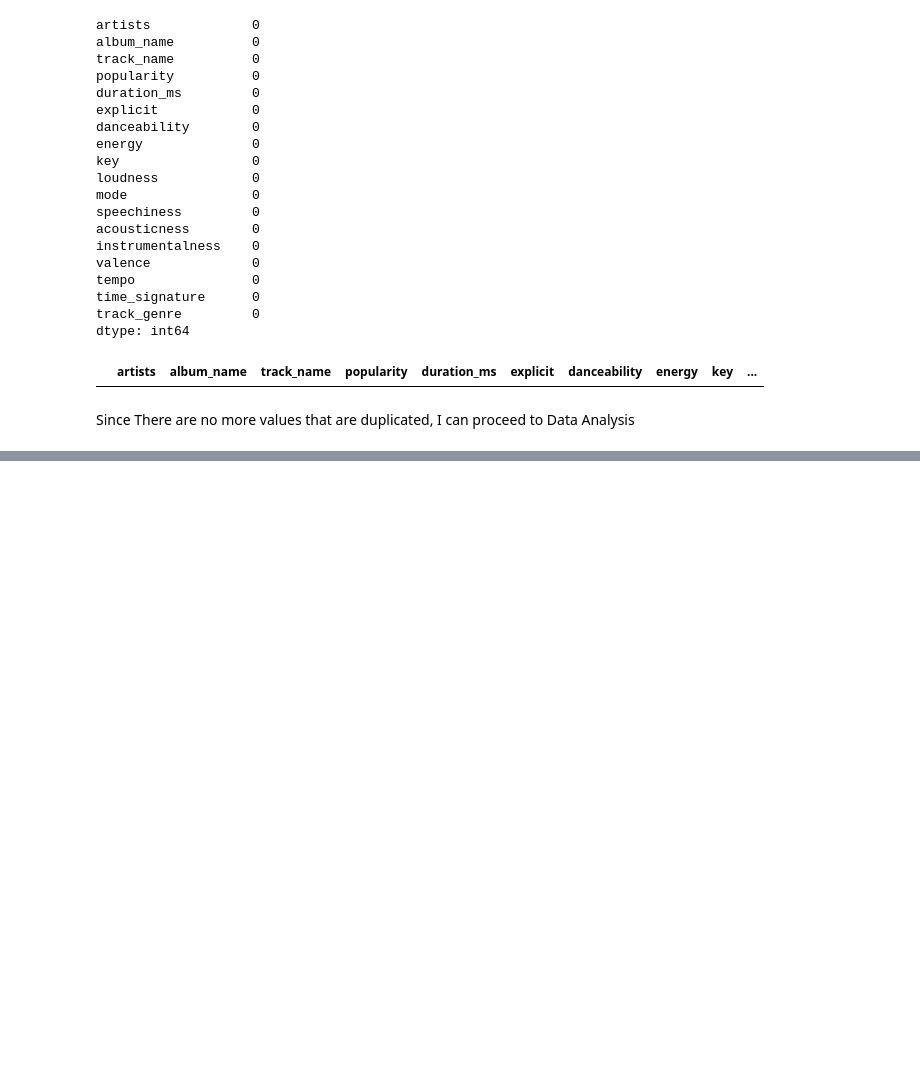
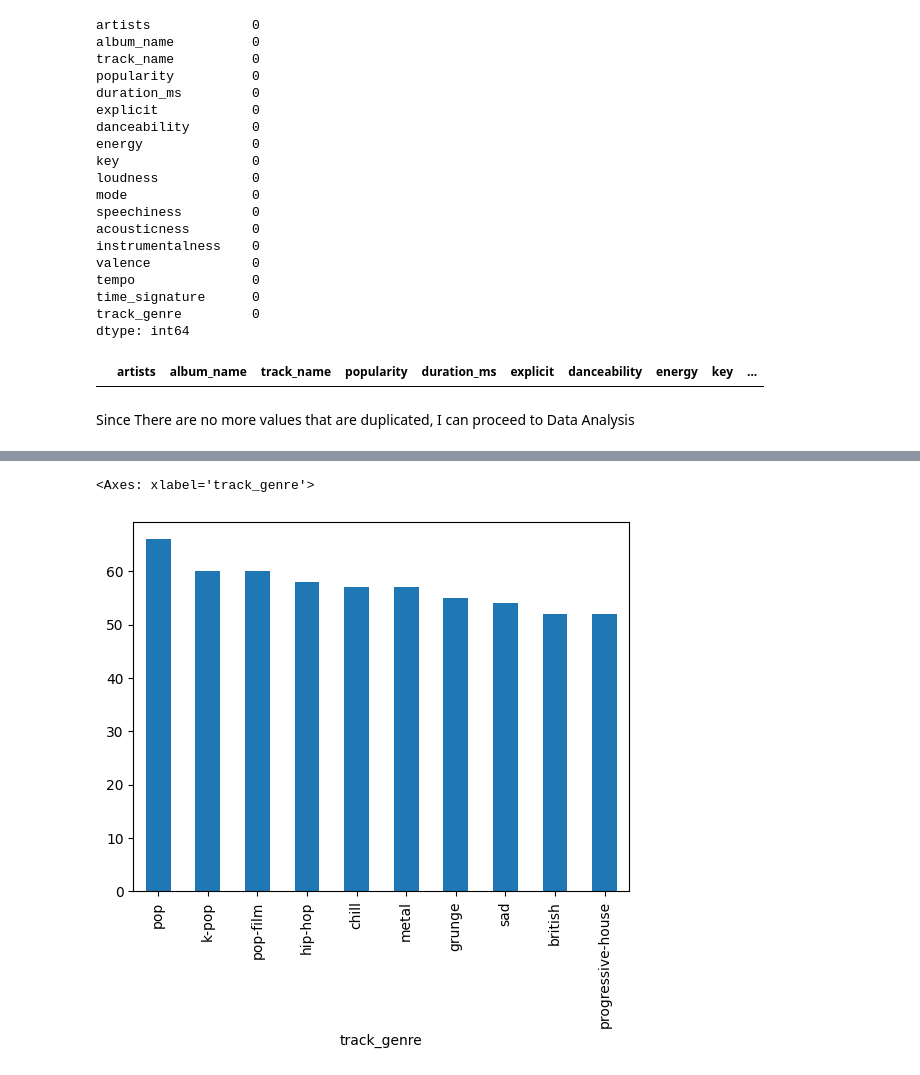
Before and after one commit to schao021/Spotify_Analysis, a Jupyter notebook: spotify_analysis.ipynb, the cells around one changed output, grey strips where cells are left out. Saved outputs shown, nothing was run; the diff lists cells and outputs as text; code cells hidden in the pictures; blank space fills up the shorter version.

Commit message:
Finished top 10 Genre EDA

```diff
--- a/spotify_analysis.ipynb
+++ b/spotify_analysis.ipynb
@@ -146,7 +146,7 @@ track_genre         0
 dtype: int64
 # %%
 duplicates = df[df.duplicated()]
-df_cleaned = df.drop_duplicates()
+df_cleaned = df.drop_duplicates().copy()
 # %%
 df_cleaned_duplicate = df_cleaned[df_cleaned.duplicated()]
 df_cleaned_duplicate
@@ -156,0 +213,4 @@ Since There are no more values that are duplicated, I can proceed to Data Analys
+# %%
+top_10_genre = df_cleaned.groupby('track_genre')['popularity'].median()
+top_10_genre = top_10_genre.sort_values(ascending=False).head(10)
+top_10_genre
@@ -156,0 +230,5 @@ Since There are no more values that are duplicated, I can proceed to Data Analys
+# %%
+top_10_genre.plot(kind='bar')
+# %% [output]
+<Axes: xlabel='track_genre'>
+[figure, added]
```
Also changed, not shown: parts of 9 cells of this notebook, 1 other file.
